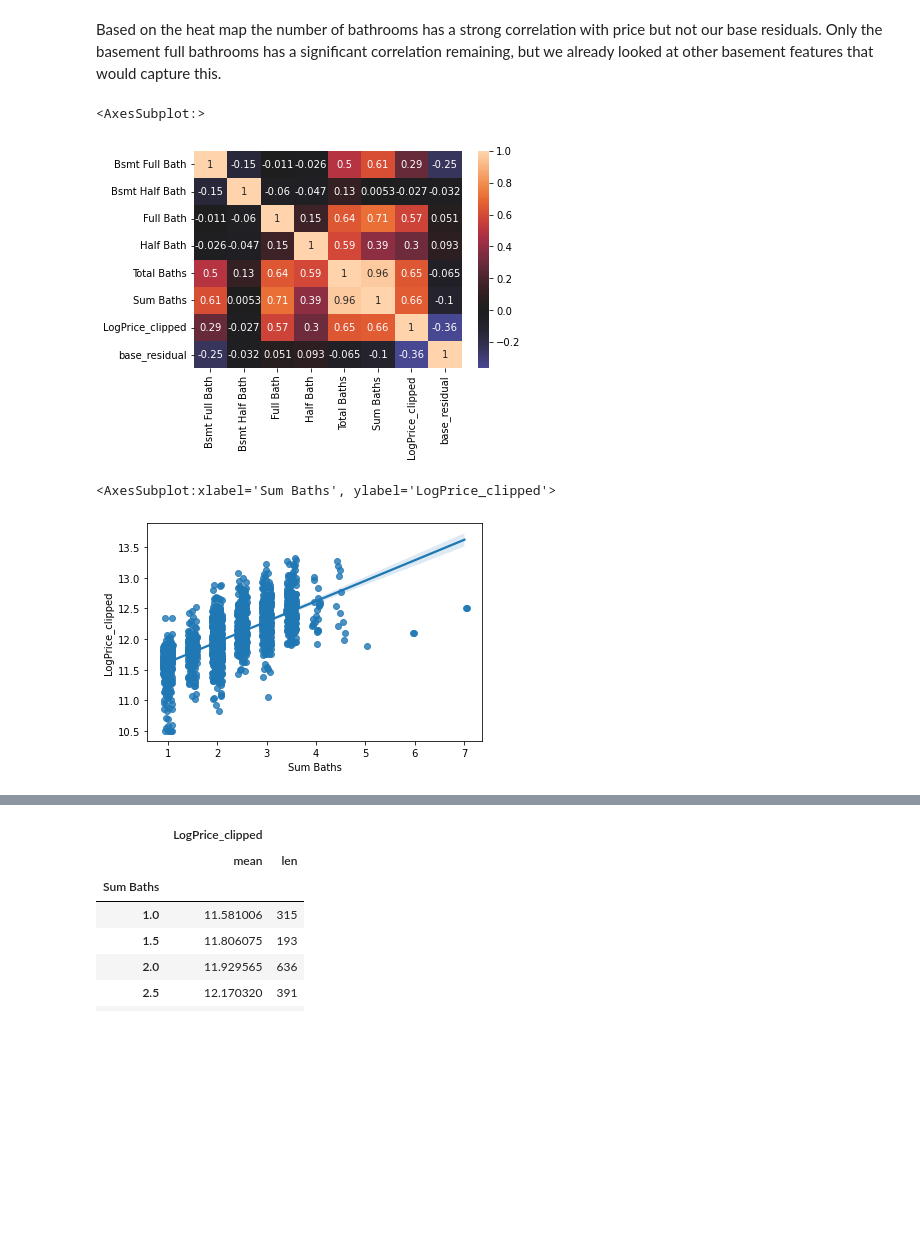
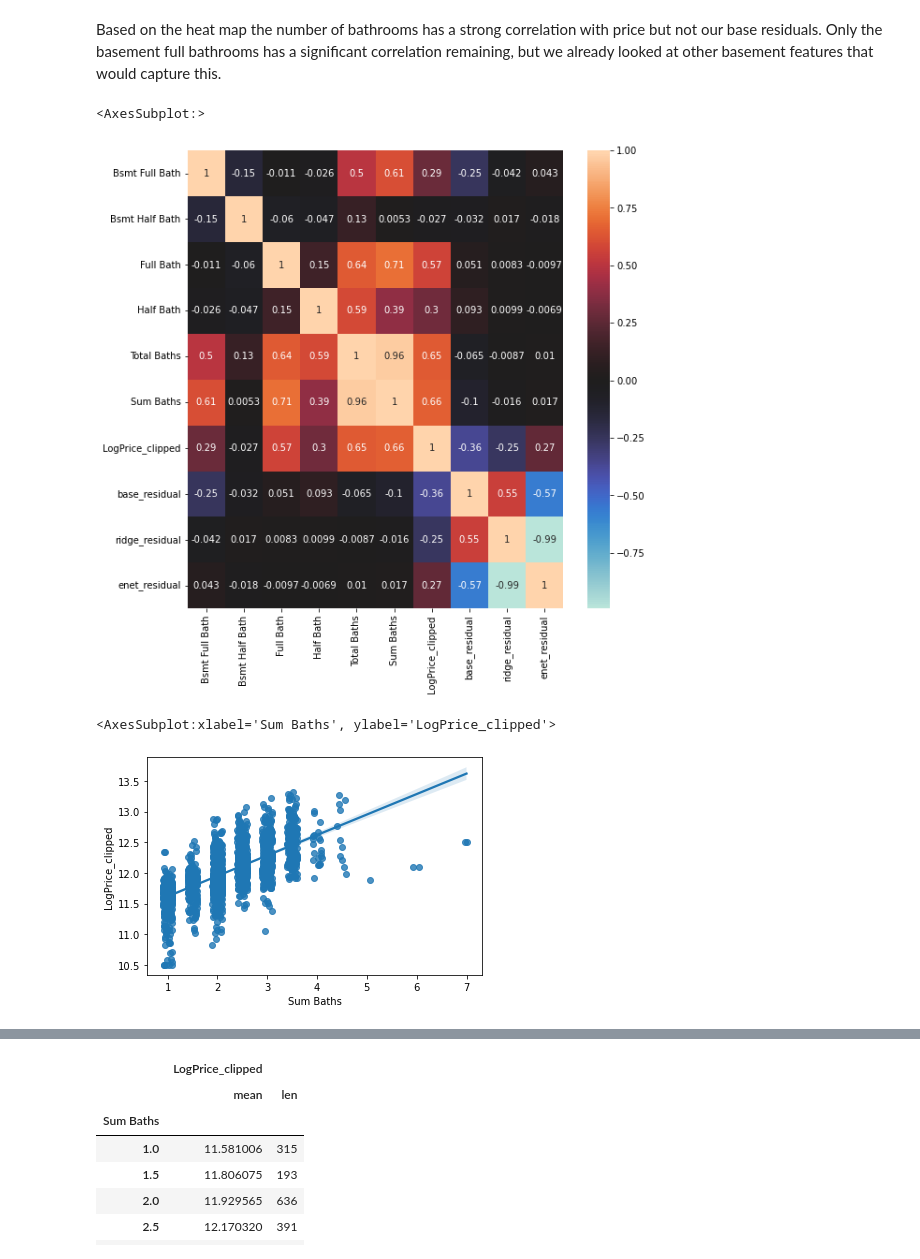
Before and after one commit to stevenlw-porpoise/Ames-Housing-Predictions, a Jupyter notebook: data_wrangling.ipynb, the cells around one changed output, grey strips where cells are left out. Cells and saved outputs as stored; diff of their text form; code cells hidden in the pictures; blank space fills up the shorter version.

```diff
--- a/data_wrangling.ipynb
+++ b/data_wrangling.ipynb
@@ -12,8 +11,8 @@ import os
 df = pd.read_csv('datasets/train.csv')
 df_test = pd.read_csv('datasets/test.csv')
 base_residuals = pd.read_csv('datasets/base_residuals.csv', index_col=0)
-ridge_residuals = pd.read_csv('datasets/ridge_residuals.csv', index_col=0)
-enet_residuals = pd.read_csv('datasets/enet_residuals.csv', index_col=0)
+ridge_residuals = pd.read_csv('datasets/ridge_residuals.csv', usecols=[1])
+enet_residuals = pd.read_csv('datasets/enet_residuals.csv', usecols=[1])
 # %%
 df.shape
 # %% [output]
@@ -219,6 +259,7 @@ dtype: float64
 # %% [markdown]
 1 standard deviation in price is close to 0.4 on the log scale.
 # %%
-df[['LogPrice_clipped', 'base_residual', 'ridge_residual', 'enet_residual']].agg(['mean', 'std'])
+resid_cols = ['LogPrice_clipped', 'base_residual', 'ridge_residual', 'enet_residual']
+df[resid_cols].agg(['mean', 'std'])
 # %% [output]
 |  | LogPrice_clipped | base_residual | ridge_residual | enet_residual |
@@ -896,9 +972,8 @@ bathrooms['Total Baths'] = bathrooms.sum(axis = 1)
 bathrooms['Sum Baths'] = \
     (bathrooms['Bsmt Full Bath'] + bathrooms['Full Bath']) \
     + 1/2*(bathrooms['Bsmt Half Bath'] + bathrooms['Half Bath'])
-# %%
-bathrooms['LogPrice_clipped'] = df['LogPrice_clipped']
-bathrooms['base_residual'] = df['base_residual']
+# %%
+bathrooms[resid_cols] = df[resid_cols]
 # %%
 bathrooms.head()
 # %% [output]
@@ -914,15 +989,16 @@ bathrooms.head()
 Based on the heat map the number of bathrooms has a strong correlation with price but not our base residuals.
 Only the basement full bathrooms has a significant correlation remaining, but we already looked at other basement features that would capture this.
 # %%
+plt.figure(figsize=(9, 9))
 sns.heatmap(bathrooms.corr(), center = 0, annot = True)
 # %% [output]
 <AxesSubplot:>
-[figure, old version]
+[figure, new version]
 # %%
 sns.regplot(x = 'Sum Baths', y = 'LogPrice_clipped', data = bathrooms, x_jitter=0.1)
 # %% [output]
 <AxesSubplot:xlabel='Sum Baths', ylabel='LogPrice_clipped'>
-[figure, old version]
+[figure, new version]
 # %%
 sns.regplot(x = 'Total Baths', y = 'LogPrice_clipped', data = bathrooms, x_jitter=0.1)
 # %% [output]
```
Also changed, not shown: parts of 119 cells of this notebook.
